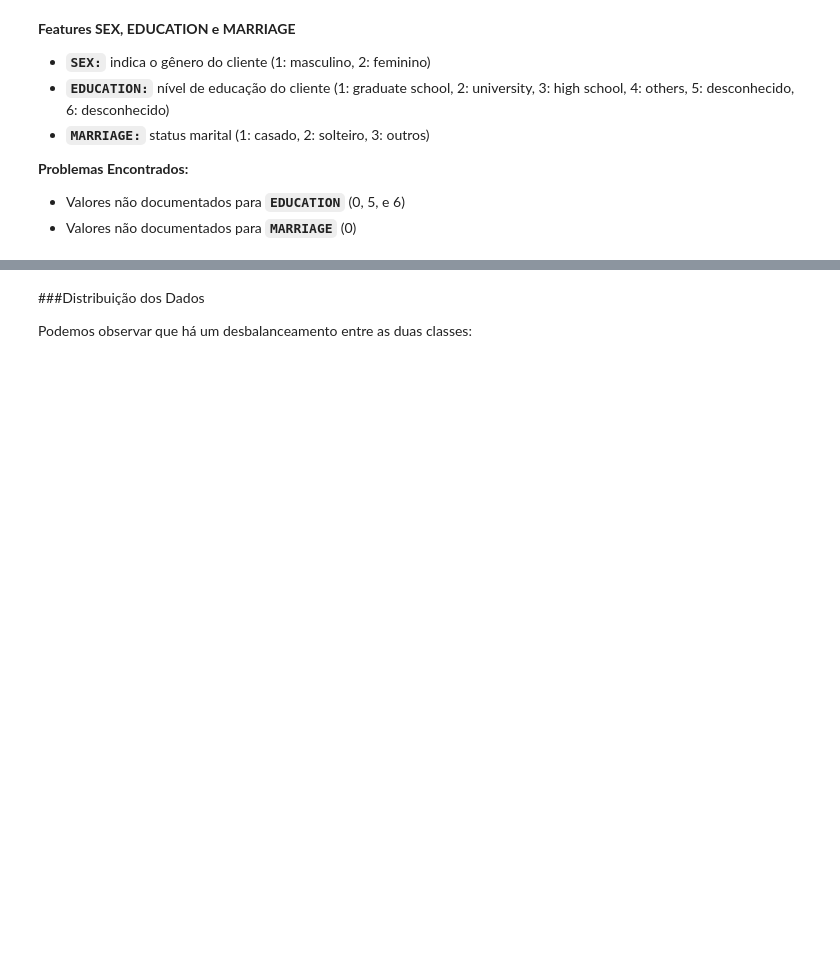
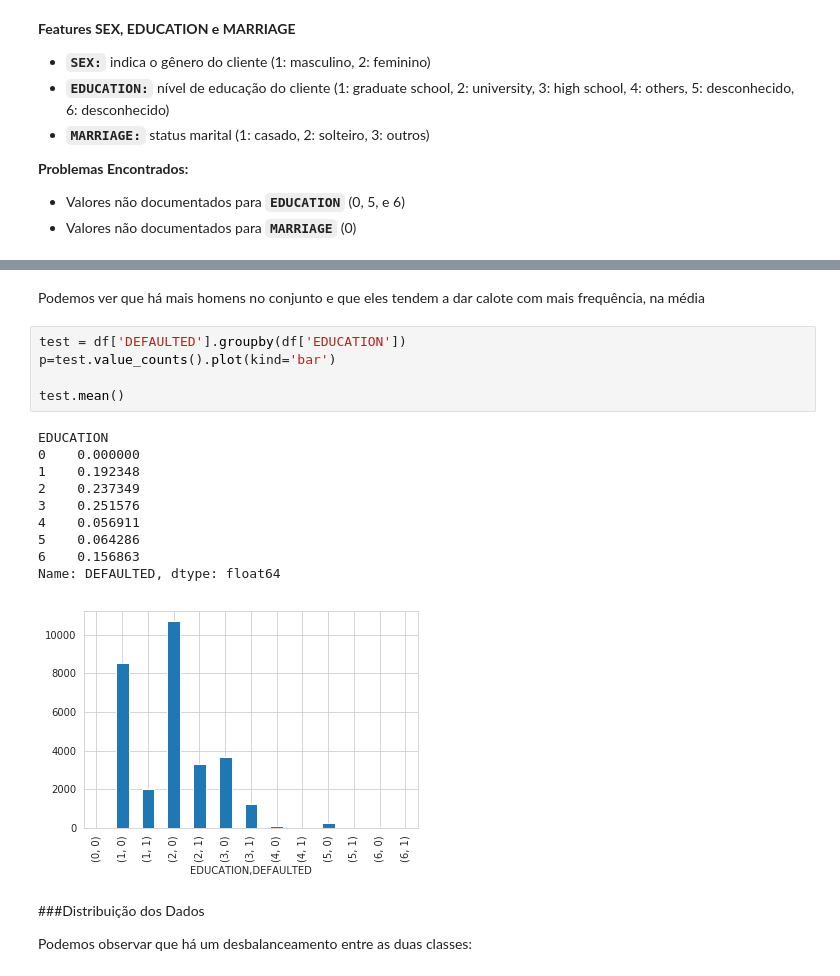
Before and after one commit to tmiessa/mdc-defaultcredit, a Jupyter notebook: mdc_defaultcredit.ipynb, the cells around one changed output, grey strips where cells are left out. Cells and saved outputs as stored; diff of their text form; blank space fills up the shorter version.

```diff
--- a/mdc_defaultcredit.ipynb
+++ b/mdc_defaultcredit.ipynb
@@ -218,3 +248,21 @@ df[['SEX','EDUCATION', 'MARRIAGE']].apply(pd.Series.value_counts).fillna(0).asty
+# %% [markdown]
+Podemos ver que há mais homens no conjunto e que eles tendem a dar calote com mais frequência, na média
+# %%
+test = df['DEFAULTED'].groupby(df['EDUCATION'])
+p=test.value_counts().plot(kind='bar')
+
+test.mean()
+# %% [output]
+EDUCATION
+0    0.000000
+1    0.192348
+2    0.237349
+3    0.251576
+4    0.056911
+5    0.064286
+6    0.156863
+Name: DEFAULTED, dtype: float64
+[figure, added]
 # %% [markdown]
 ###Distribuição dos Dados
 
```
Also changed, not shown: parts of 62 cells of this notebook.
